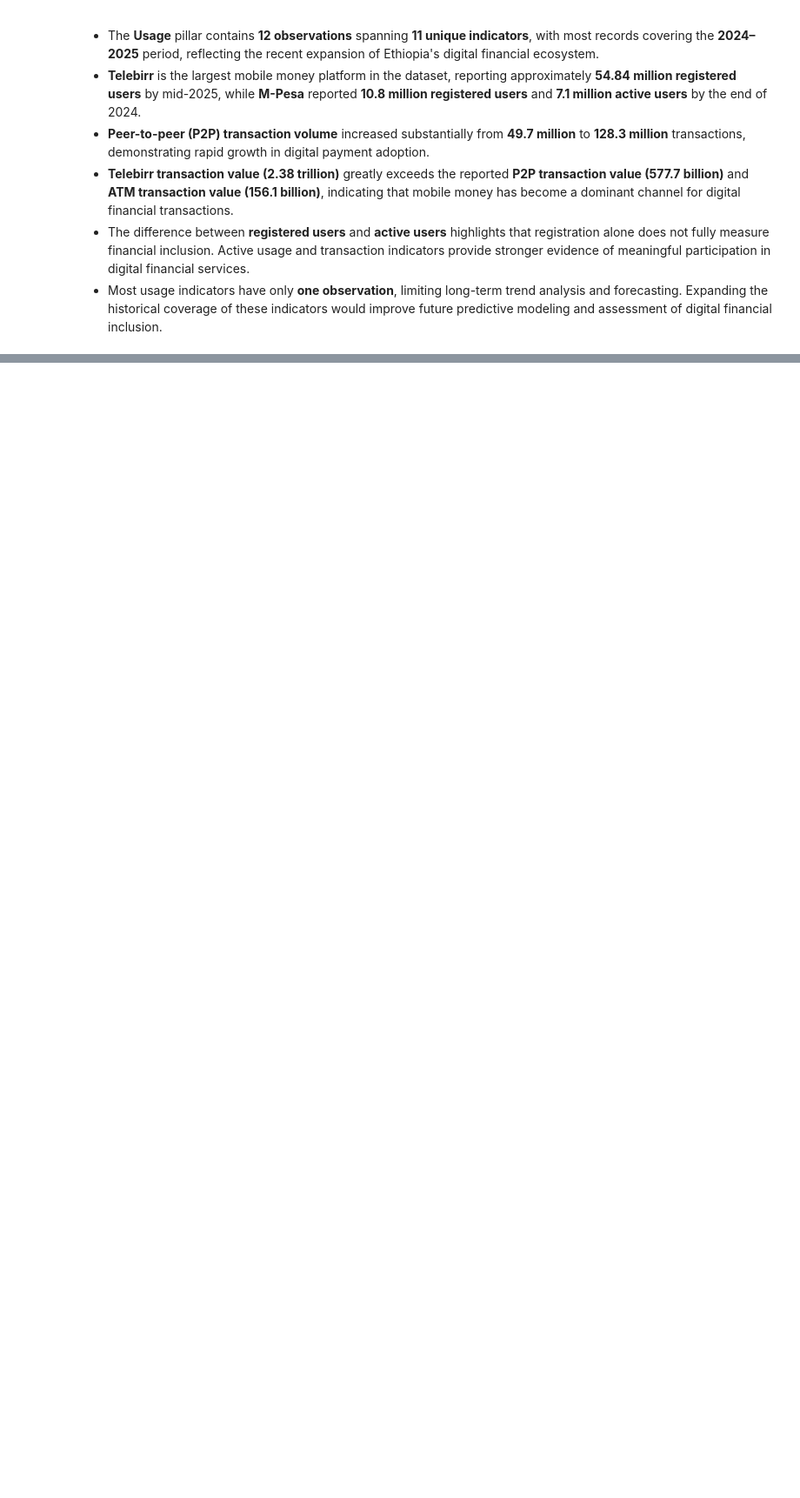
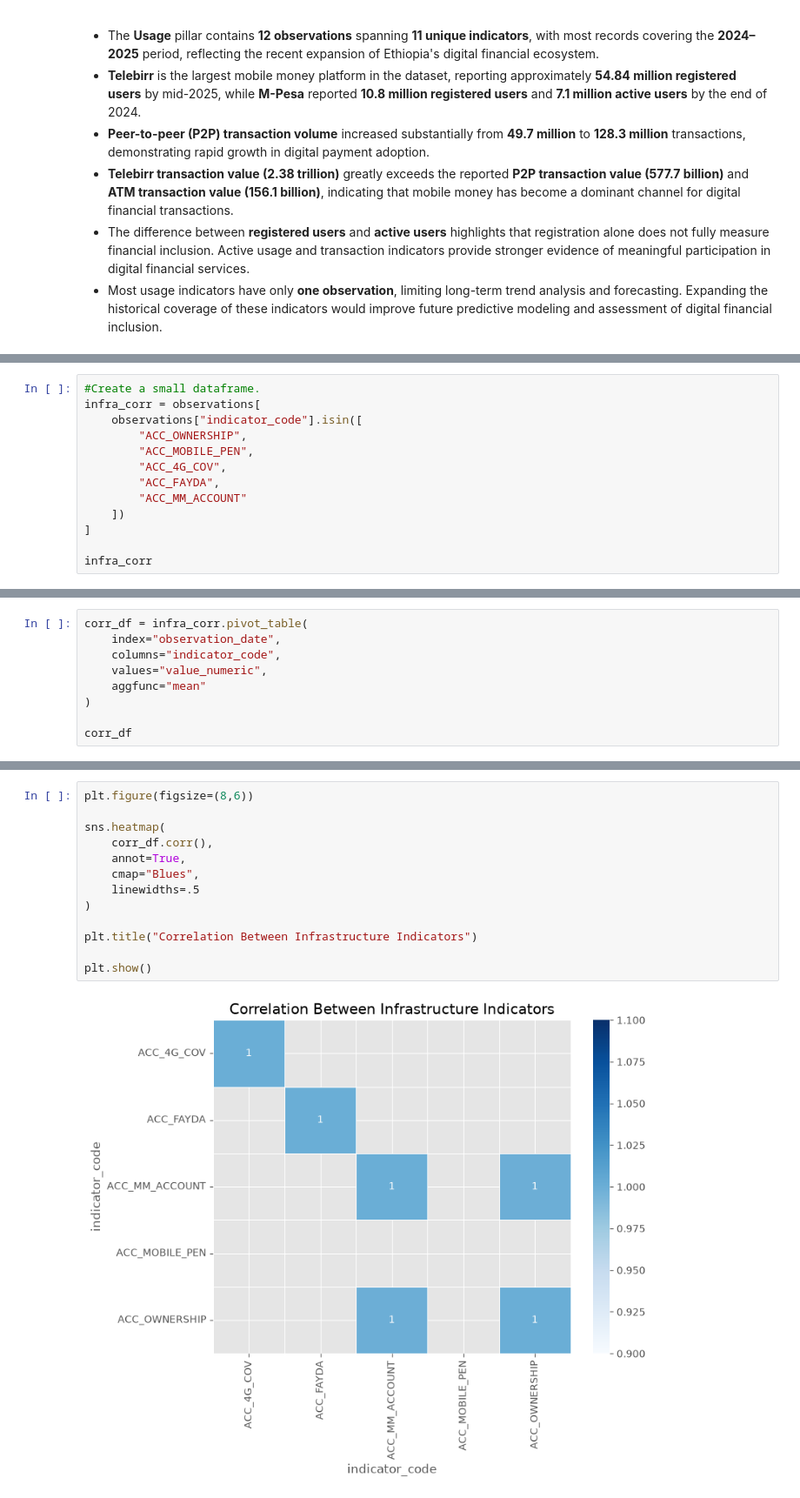
Before and after one commit to Lalisecf/ethiopia-fi-forecast-week11, a Jupyter notebook: notebooks/task_2_eda.ipynb, the cells around one changed output, grey strips where cells are left out. Shown at 87% size. Saved outputs shown, nothing was run; the diff lists cells and outputs as text; blank space fills up the shorter version.

```diff
--- a/notebooks/task_2_eda.ipynb
+++ b/notebooks/task_2_eda.ipynb
@@ -1386,0 +1515,13 @@ These findings emphasize that registration figures alone do not fully capture fi
+# %%
+#Create a small dataframe.
+infra_corr = observations[
+    observations["indicator_code"].isin([
+        "ACC_OWNERSHIP",
+        "ACC_MOBILE_PEN",
+        "ACC_4G_COV",
+        "ACC_FAYDA",
+        "ACC_MM_ACCOUNT"
+    ])
+]
+
+infra_corr
@@ -1386,0 +1546,9 @@ These findings emphasize that registration figures alone do not fully capture fi
+# %%
+corr_df = infra_corr.pivot_table(
+    index="observation_date",
+    columns="indicator_code",
+    values="value_numeric",
+    aggfunc="mean"
+)
+
+corr_df
@@ -1386,0 +1582,15 @@ These findings emphasize that registration figures alone do not fully capture fi
+# %%
+plt.figure(figsize=(8,6))
+
+sns.heatmap(
+    corr_df.corr(),
+    annot=True,
+    cmap="Blues",
+    linewidths=.5
+)
+
+plt.title("Correlation Between Infrastructure Indicators")
+
+plt.show()
+# %% [output]
+[figure, added]
```
Also changed, not shown: parts of 18 cells of this notebook.
